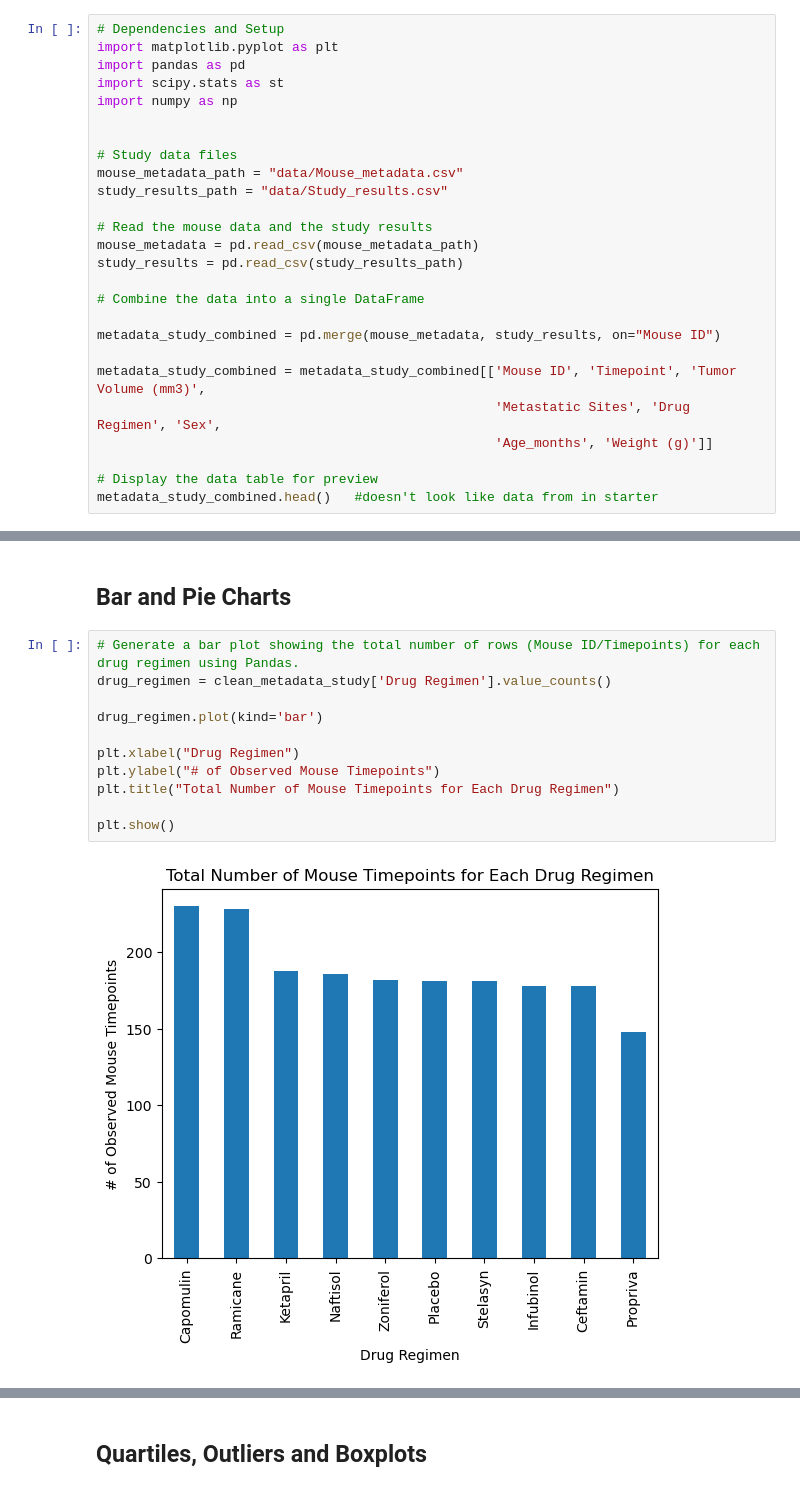
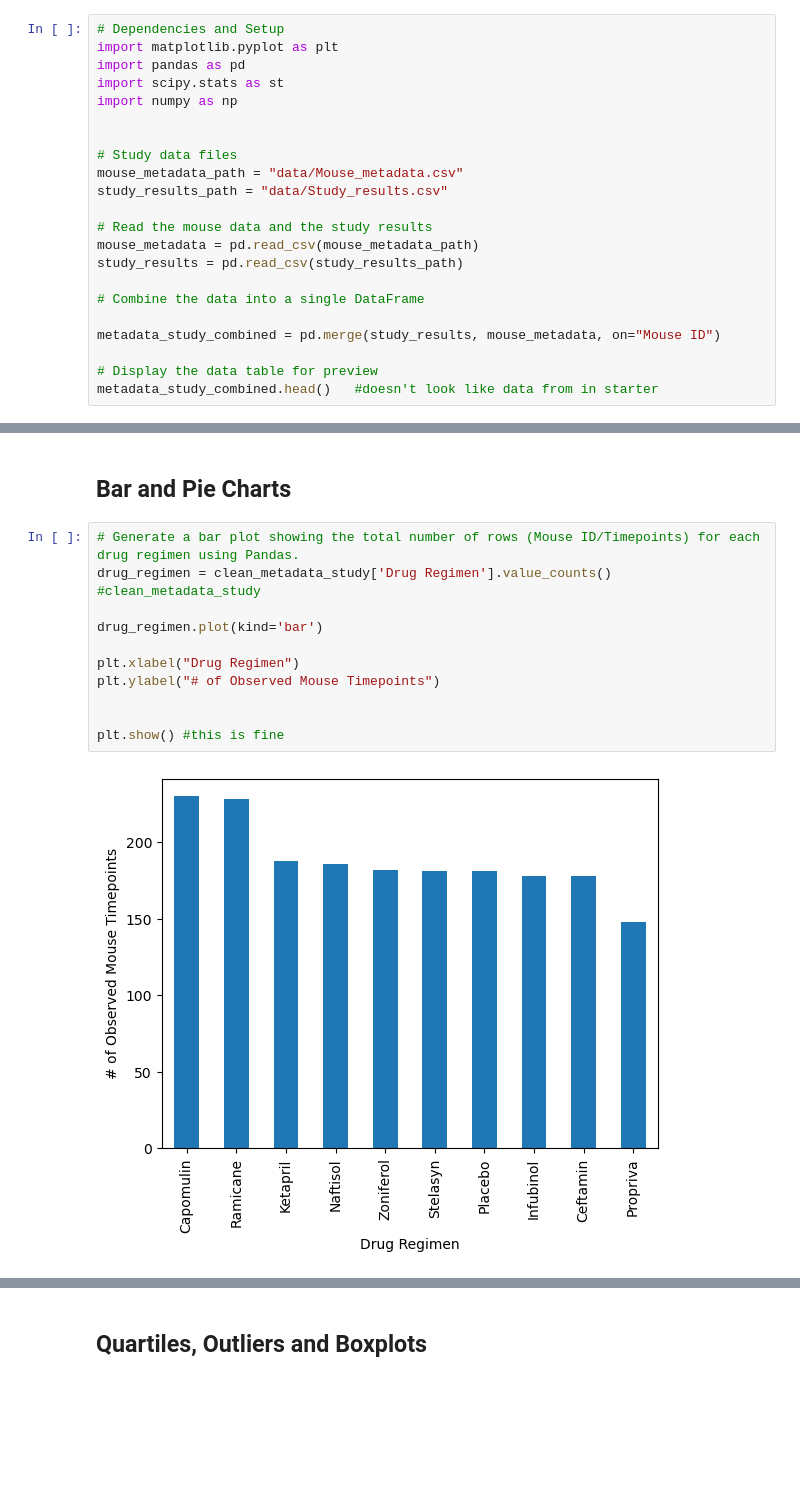
Before and after one commit to deangelica23/Data-Visualization, a Jupyter notebook: Pymaceuticals/pymaceuticals_starter.ipynb, the cells around one changed output, grey strips where cells are left out. Cells and saved outputs as stored; diff of their text form; blank space fills up the shorter version.

```diff
--- a/Pymaceuticals/pymaceuticals_starter.ipynb
+++ b/Pymaceuticals/pymaceuticals_starter.ipynb
@@ -23,11 +23,7 @@ study_results = pd.read_csv(study_results_path)
 
 # Combine the data into a single DataFrame
 
-metadata_study_combined = pd.merge(mouse_metadata, study_results, on="Mouse ID")
-
-metadata_study_combined = metadata_study_combined[['Mouse ID', 'Timepoint', 'Tumor Volume (mm3)',
-                                                   'Metastatic Sites', 'Drug Regimen', 'Sex',
-                                                   'Age_months', 'Weight (g)']]
+metadata_study_combined = pd.merge(study_results, mouse_metadata, on="Mouse ID")
 
 # Display the data table for preview
 metadata_study_combined.head()   #doesn't look like data from in starter
@@ -160,17 +158,17 @@ summary_stats   #need help here need to add Tumor Volume (mm3)
 ## Bar and Pie Charts
 # %%
 # Generate a bar plot showing the total number of rows (Mouse ID/Timepoints) for each drug regimen using Pandas.
-drug_regimen = clean_metadata_study['Drug Regimen'].value_counts()
+drug_regimen = clean_metadata_study['Drug Regimen'].value_counts() #clean_metadata_study
 
 drug_regimen.plot(kind='bar')
 
 plt.xlabel("Drug Regimen")
 plt.ylabel("# of Observed Mouse Timepoints")
-plt.title("Total Number of Mouse Timepoints for Each Drug Regimen")
 
-plt.show()
+
+plt.show() #this is fine
 # %% [output]
-[figure, old version]
+[figure, new version]
 # %%
 # Generate a bar plot showing the total number of rows (Mouse ID/Timepoints) for each drug regimen using pyplot.
 plt.bar(drug_regimen.index, drug_regimen.values)
```
Also changed, not shown: parts of 14 cells of this notebook.
